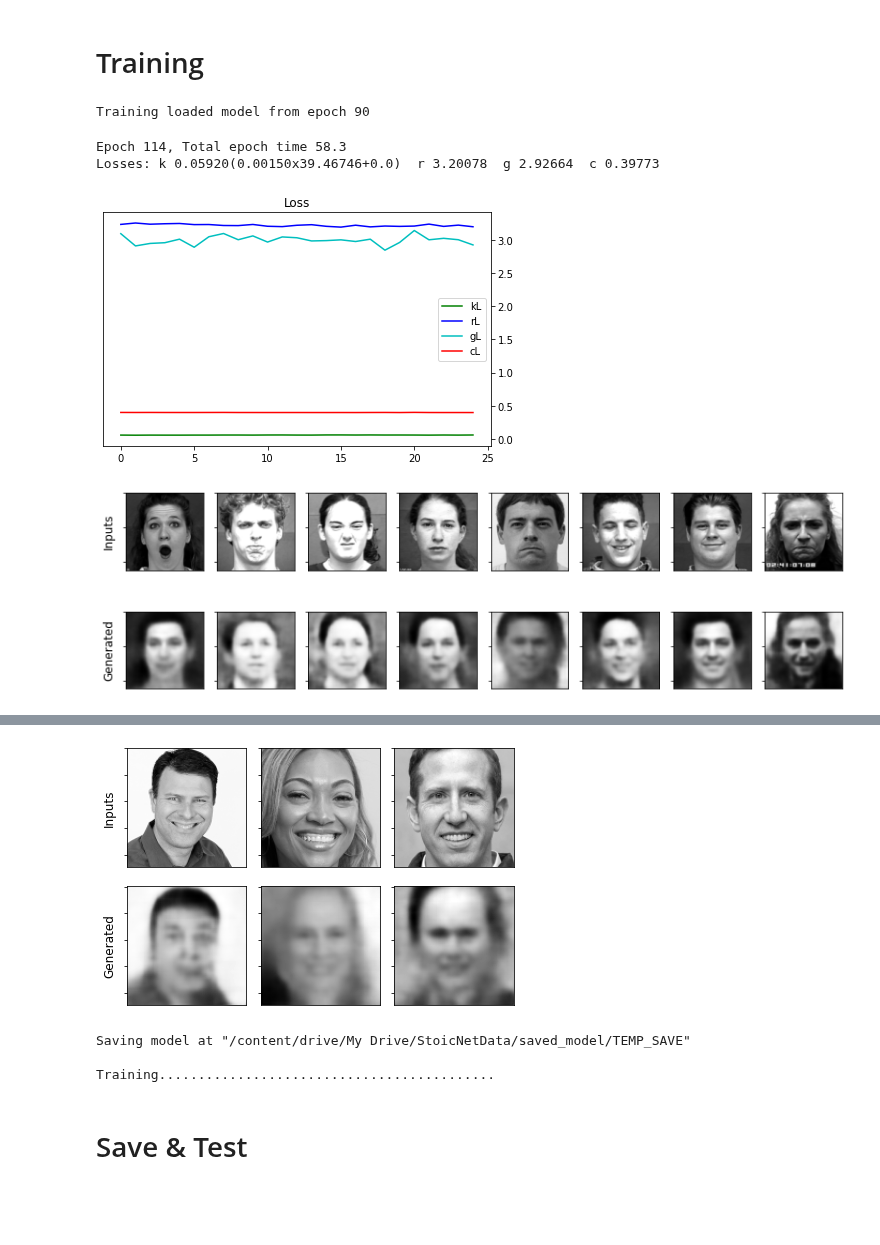
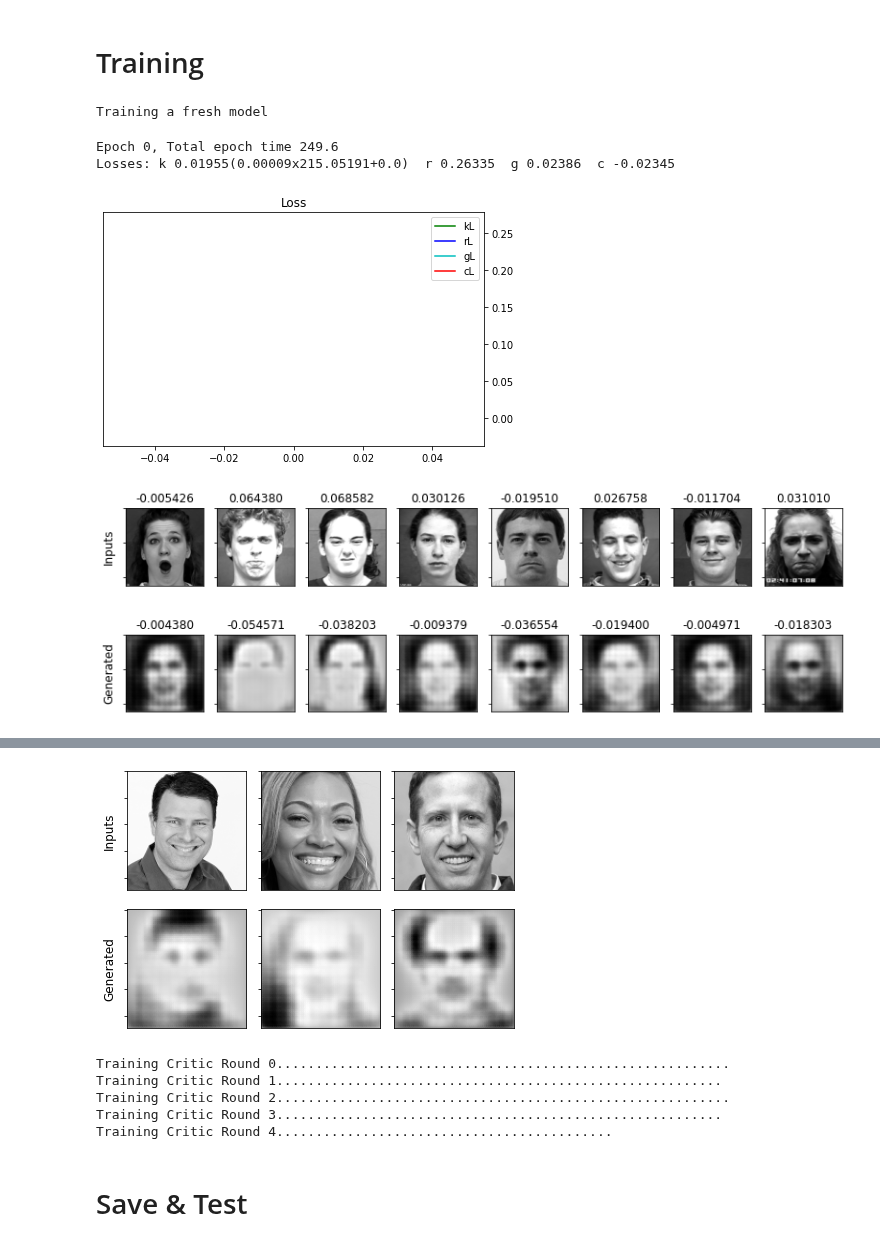
Before and after one commit to willtc111/StoicNet, a Jupyter notebook: Trainer.ipynb, the cells around one changed output, grey strips where cells are left out. Cells and saved outputs as stored; diff of their text form; code cells hidden in the pictures; blank space fills up the shorter version.

```diff
--- a/Trainer.ipynb
+++ b/Trainer.ipynb
@@ -399,9 +390,11 @@ def save_StoicNet(prefix, full=False):
     if full:
         encoder.save(path_to_save + "/encoder.h5")
         decoder.save(path_to_save + "/decoder.h5")
+        critic.save(path_to_save + "/critic.h5")
     else:
         encoder.save_weights(path_to_save + "/encoder.h5")
         decoder.save_weights(path_to_save + "/decoder.h5")
+        critic.save_weights(path_to_save + "/critic.h5")
 
 
 def load_StoicNet(prefix):
@@ -455,9 +448,11 @@ def display_imgs_ratings(test_input, epoch=-1):
     ims = np.concatenate((test_input[0:8], images), axis=0)
     assert not np.any(np.isnan(ims))
     fig, axes = plt.subplots(nrows=2, ncols=8, figsize=(11,4))
+    ratings = critic(ims)
     for i in range(ims.shape[0]):
         c = i % 8
         r = i // 8
+        axes[r, c].set_title("{0:.6f}".format(ratings[i,0]))
         axes[r, c].imshow(ims[i, :, :, 0], cmap='gray')
         axes[r, c].set_yticklabels([])
         axes[r, c].xaxis.set_visible(False)
@@ -531,6 +526,7 @@ def display_feature_changes():
 # %%
 epochs = 150
 num_examples_to_generate = 16
+extra_critic_training_rounds = 5
 
 random_vector_for_generation = tf.random.normal(shape=[num_examples_to_generate, latent_dim])
 random_images_for_generation = [image_features['imageExpressive'] for image_features in parsed_CK_test.take(1)][0][0:num_examples_to_generate]
@@ -543,7 +539,7 @@ encoder = Encoder(latent_dim)
 decoder = Decoder(latent_dim)
 critic = Critic()
 # %%
-FRESH = False
+FRESH = True
 if not FRESH:
     load_StoicNet("TEMP_SAVE")
     startEpoch = 90
@@ -552,37 +548,40 @@ else:
     print("Training a fresh model")
     startEpoch = 0
 # %% [output]
-Training loaded model from epoch 90
+Training a fresh model
 # %%
 # Wkl (aka beta) weighs KL Divergence loss, limiting encoding capacity
-Wkl = tf.convert_to_tensor(0.0015, dtype=tf.float32)
-max_Wkl = 0.0015
+Wkl = tf.convert_to_tensor(0.001, dtype=tf.float32)
+max_Wkl = 0.001
 Wkl_ramp_start = -1   # Ramps up
 Wkl_ramp_end = 10
 
 # Wrl weighs reconstruction loss
-Wrl = tf.convert_to_tensor(15.0, dtype=tf.float32)
-max_Wrl = 15.0
+Wrl = tf.convert_to_tensor(3.0, dtype=tf.float32)
+max_Wrl = 3.0
 Wrl_ramp_start = 1   # Ramps up
 Wrl_ramp_end = 15
-
-# C adds capacity to the encoding
-C = tf.convert_to_tensor(0.0, dtype=tf.float32)
-max_C = 20.0
-C_ramp_start = 60   # Ramps up
-C_ramp_end = 80
-
-#(Wkl,C) or (Wkl,Wrl,C)
-# Tried CK  (50, 0), (5,0), (5,~10), (~5,~25)
-# Tried LFW (~5,~25), (~3,~20), (~1,0), (~1,1,0)
-# Post Mult (~0.001,10,0)
 
 ls = []
 bestLoss = 999999.9
 start_time = time.time()
 for epoch in range(startEpoch, epochs):
     # Train
-    print("\nTraining", end="")
+    for training_round in range(0, extra_critic_training_rounds):
+        print("\nTraining Critic Round {}".format(training_round), end="")
+
+        for image_features in parsed_LFW_train:
+            image_raw = image_features['image']
+
+            compute_apply_gradients_critic_only(
+                encoder, decoder, critic,
+                image_raw, crtOptimizer,
+                Wkl, Wrl, C)
+
+            batchCounter += 1
+            if batchCounter % 10 == 0:
+                print(".", end="")
+    print("\nTraining All", end="")
 
     batchCounter = 0
     Wkl = min(max_Wkl, max_Wkl * (max(0, (epoch - Wkl_ramp_start)) / (Wkl_ramp_end - Wkl_ramp_start)))
@@ -604,7 +603,7 @@ for epoch in range(startEpoch, epochs):
             print(".", end="")
 
     # Test
-    print("\nTesting", end="")
+    print("\nTesting All", end="")
     batchCounter = 0
     kloss = tf.keras.metrics.Mean()
     rloss = tf.keras.metrics.Mean()
@@ -630,34 +629,34 @@ for epoch in range(startEpoch, epochs):
     kl = tf.add(tf.math.multiply(kloss.result(), Wkl), C).numpy()
     rl = tf.math.multiply(rloss.result(), Wrl).numpy()
     gl = gloss.result().numpy()
     cl = closs.result().numpy()
     ls = ls + [(kl, rl, gl, cl)]
 
     end_time = time.time()
 
     # Output
     display.clear_output(wait=False)
     print('Epoch {0}, Total epoch time {1:.1f}'.format(epoch, end_time-start_time))
     print('Losses: k {0:.5f}({1:.5f}x{2:.5f}+{3:.1f})  r {4:.5f}  g {5:.5f}  c {6:.5f}'.format(
             kl, Wkl, kl_base, C, rl, gl, cl))
     plot_ALL_loss(ls)
     display_imgs_ratings(random_images_for_generation)
     #save_images(epoch, random_vector_for_generation)
     display_novel_images()
 
 
     # Save the model from time to time or if you get a new record (after sufficient training)
     if epoch > 20 and kl + rl + gl < bestLoss:
         bestLoss = kl + rl + gl
         save_StoicNet("TEMP_BEST_MODEL")
         print("*Saved new best*")
     elif (epoch + 1) % 5 == 0:
         save_StoicNet("TEMP_SAVE")
 
     tf.keras.backend.clear_session()
     start_time = time.time()
 # %% [output]
-Epoch 114, Total epoch time 58.3
-Losses: k 0.05920(0.00150x39.46746+0.0)  r 3.20078  g 2.92664  c 0.39773
+Epoch 0, Total epoch time 249.6
+Losses: k 0.01955(0.00009x215.05191+0.0)  r 0.26335  g 0.02386  c -0.02345
-[figure, old version]
+[figure, new version]
-[figure, old version]
+[figure, new version]
@@ -664,7 +665,9 @@ Losses: k 0.05920(0.00150x39.46746+0.0)  r 3.20078  g 2.92664  c 0.39773
-[figure, old version]
+[figure, new version]
-Saving model at "/content/drive/My Drive/StoicNetData/saved_model/TEMP_SAVE"
-
-Training...........................................
+Training Critic Round 0..........................................................
+Training Critic Round 1.........................................................
+Training Critic Round 2..........................................................
+Training Critic Round 3.........................................................
+Training Critic Round 4...........................................
 # %% [markdown]
 # Save & Test
 # %%
```
Also changed, not shown: parts of 3 cells of this notebook.
